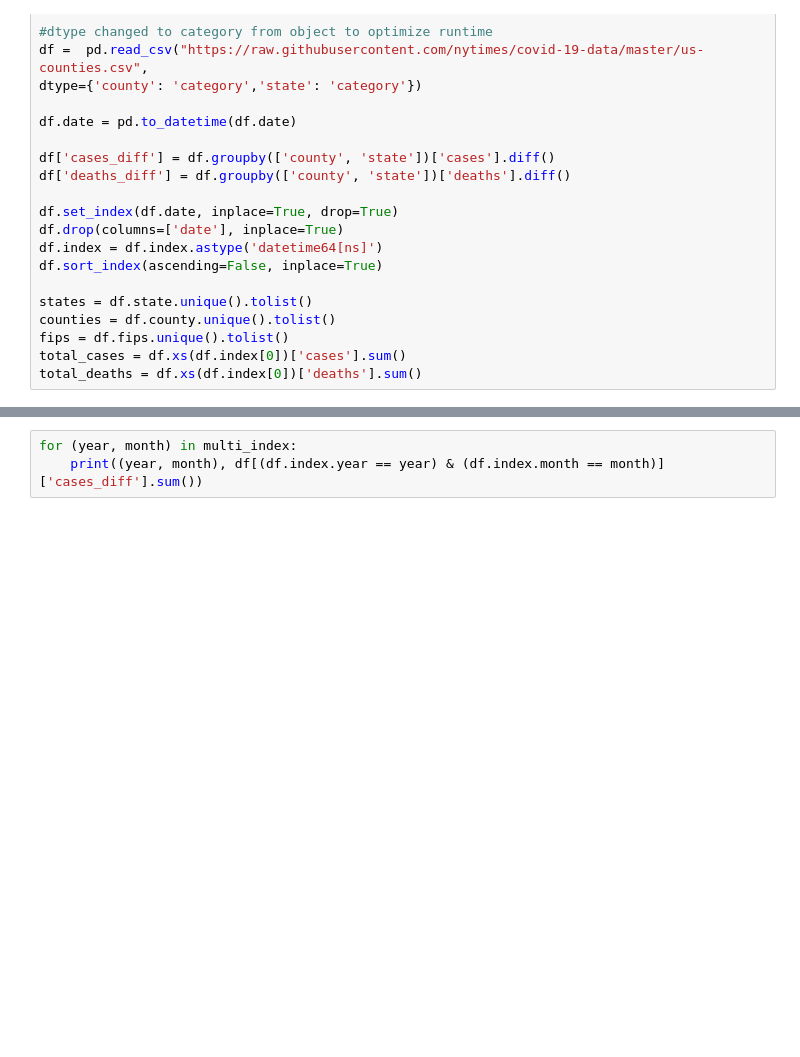
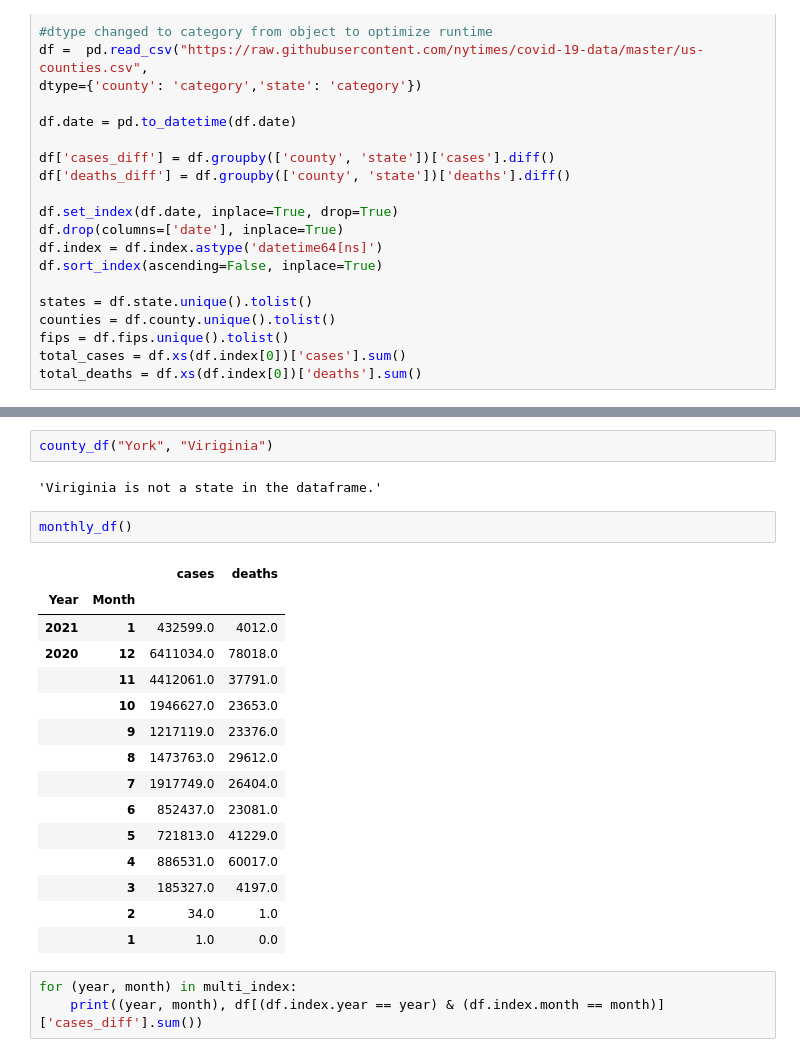
Before and after one commit to kylemichaelreaves/covid19, a Jupyter notebook: covid19_us.ipynb, the cells around one changed output, grey strips where cells are left out. Saved outputs shown, nothing was run; the diff lists cells and outputs as text; blank space fills up the shorter version.

```diff
--- a/covid19_us.ipynb
+++ b/covid19_us.ipynb
@@ -127,6 +133,28 @@ def weekly_df():
               'weekly deaths': [df[df.index.isocalendar().week == i]['deaths_diff'].sum() for i in w_index]}
     weekly_df = pd.DataFrame(w_data, w_index)
     return weekly_df
+# %%
+county_df("York", "Viriginia")
+# %% [output]
+'Viriginia is not a state in the dataframe.'
+# %%
+monthly_df()
+# %% [output]
+|  |  | cases | deaths |
+| Year | Month |  |  |
+| 2021 | 1 | 432599.0 | 4012.0 |
+| 2020 | 12 | 6411034.0 | 78018.0 |
+|  | 11 | 4412061.0 | 37791.0 |
+|  | 10 | 1946627.0 | 23653.0 |
+|  | 9 | 1217119.0 | 23376.0 |
+|  | 8 | 1473763.0 | 29612.0 |
+|  | 7 | 1917749.0 | 26404.0 |
+|  | 6 | 852437.0 | 23081.0 |
+|  | 5 | 721813.0 | 41229.0 |
+|  | 4 | 886531.0 | 60017.0 |
+|  | 3 | 185327.0 | 4197.0 |
+|  | 2 | 34.0 | 1.0 |
+|  | 1 | 1.0 | 0.0 |
 # %%
 for (year, month) in multi_index:
     print((year, month), df[(df.index.year == year) & (df.index.month == month)]['cases_diff'].sum())
```
Also changed, not shown: parts of 1 cell of this notebook.
